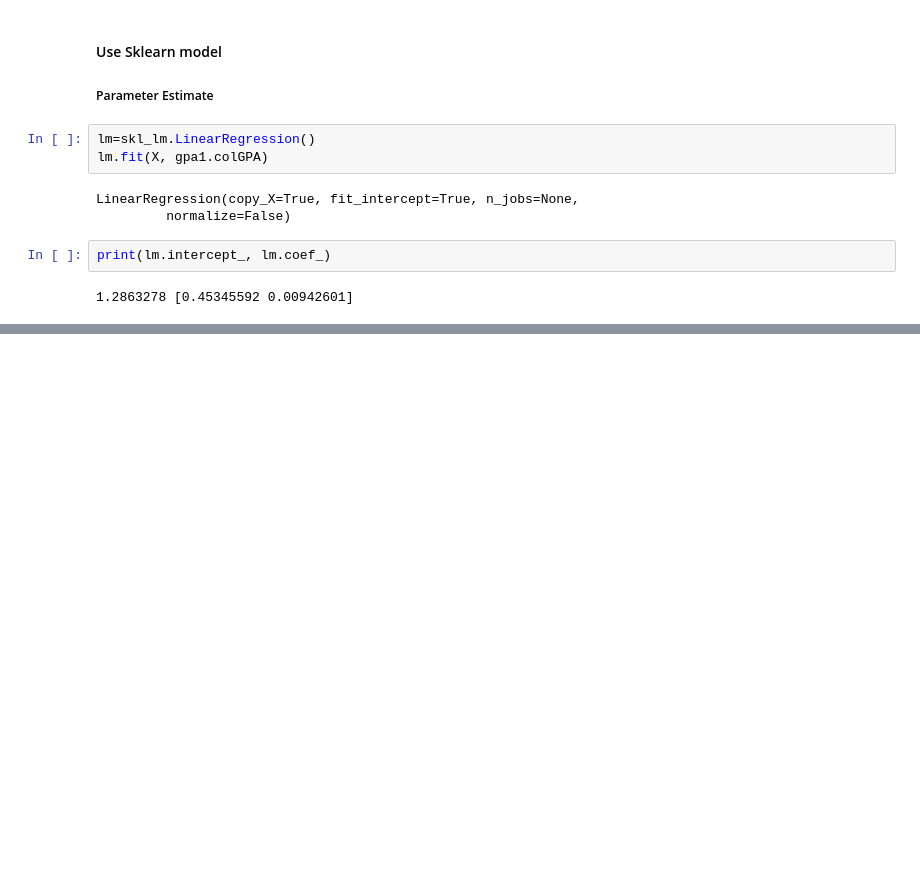
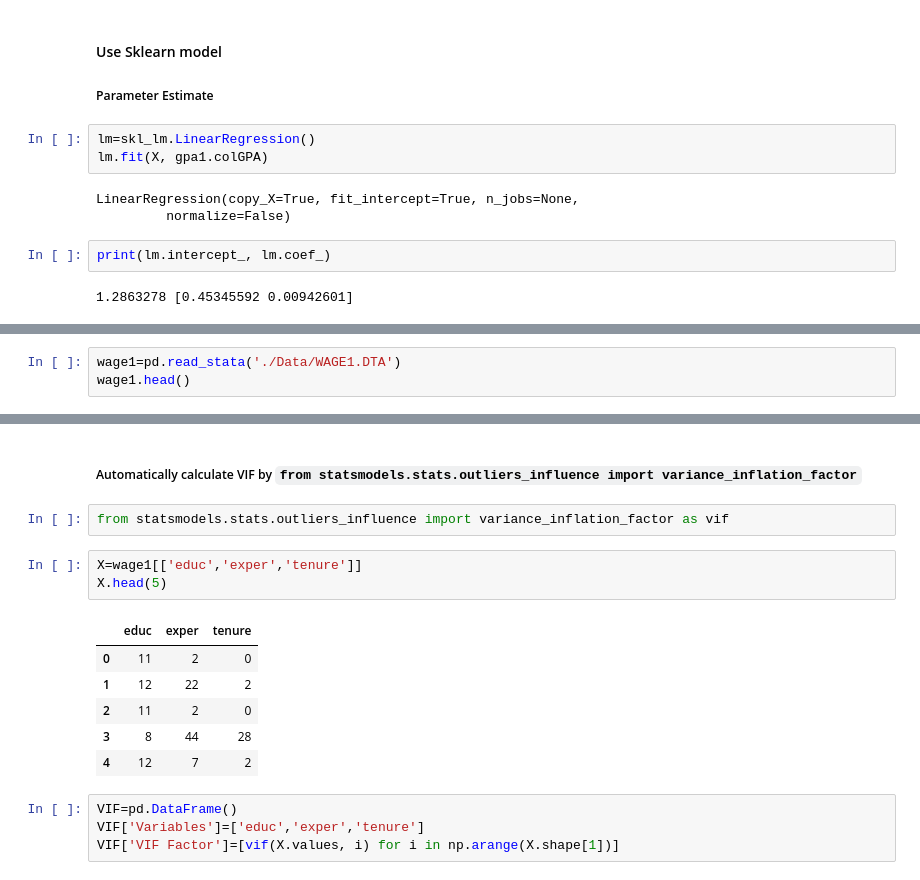
Before and after one commit to LeoUCD/EconometricsPython, a Jupyter notebook: Chapter_3_Multiple_Regression_Analysis_Estimation.ipynb, the cells around one changed output, grey strips where cells are left out. Saved outputs shown, nothing was run; the diff lists cells and outputs as text; blank space fills up the shorter version.

```diff
--- a/Chapter_3_Multiple_Regression_Analysis_Estimation.ipynb
+++ b/Chapter_3_Multiple_Regression_Analysis_Estimation.ipynb
@@ -264,0 +396,3 @@ print(lm.)
+# %%
+wage1=pd.read_stata('./Data/WAGE1.DTA')
+wage1.head()
@@ -264,0 +430,18 @@ print(lm.)
+# %% [markdown]
+##### Automatically calculate VIF by `from statsmodels.stats.outliers_influence import variance_inflation_factor`
+# %%
+from statsmodels.stats.outliers_influence import variance_inflation_factor as vif
+# %%
+X=wage1[['educ','exper','tenure']]
+X.head(5)
+# %% [output]
+|  | educ | exper | tenure |
+| 0 | 11 | 2 | 0 |
+| 1 | 12 | 22 | 2 |
+| 2 | 11 | 2 | 0 |
+| 3 | 8 | 44 | 28 |
+| 4 | 12 | 7 | 2 |
+# %%
+VIF=pd.DataFrame()
+VIF['Variables']=['educ','exper','tenure']
+VIF['VIF Factor']=[vif(X.values, i) for i in np.arange(X.shape[1])]
```
Also changed, not shown: parts of 42 cells of this notebook.
